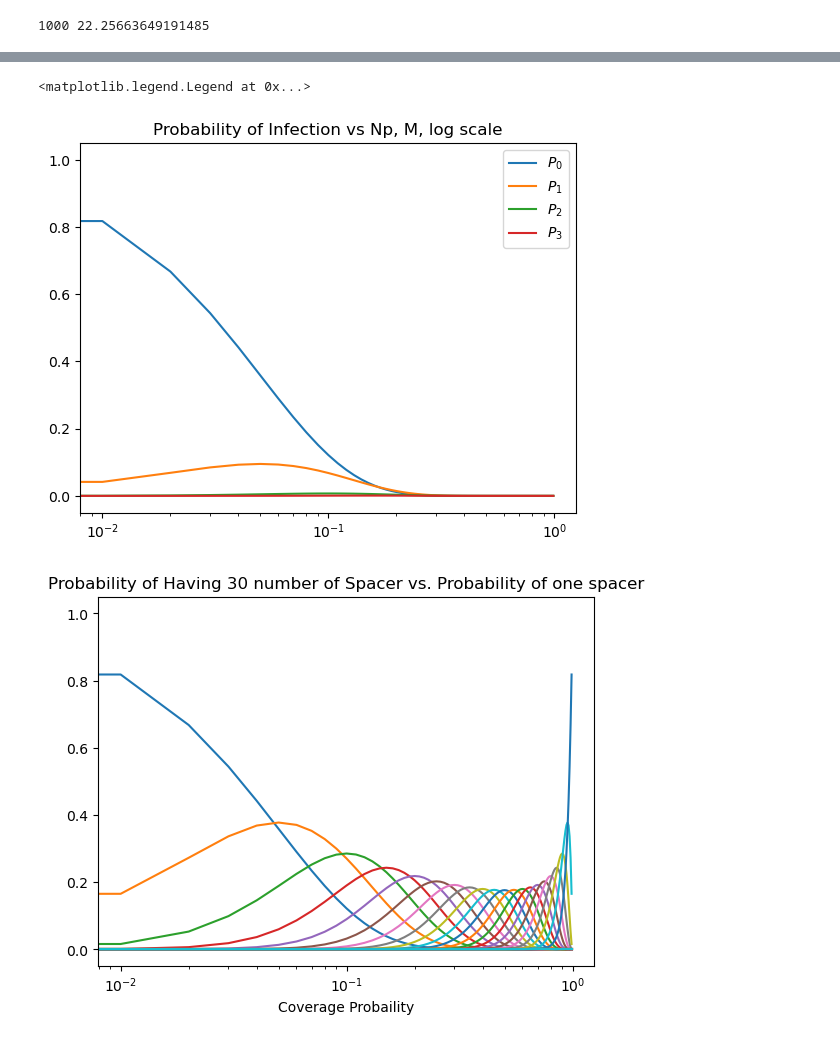
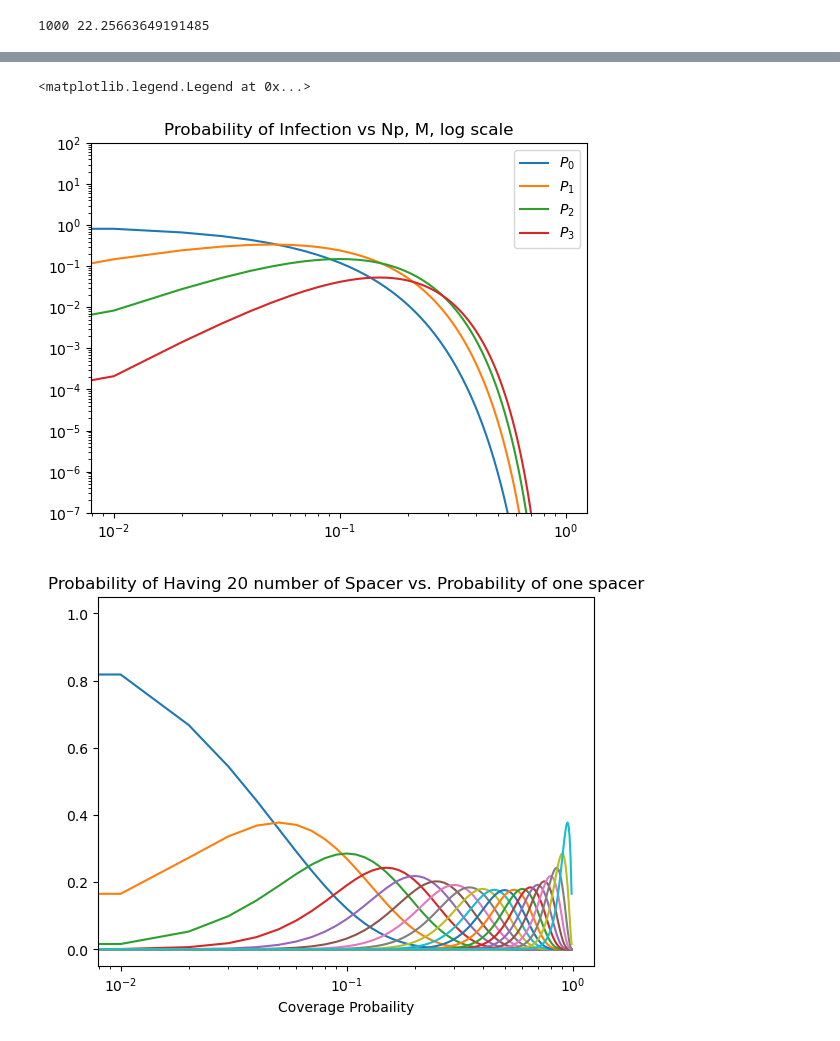
Before and after one commit to zhizhang1445/CRISPR_Sim, a Jupyter notebook: Unittest/spacerFitness.ipynb, the cells around one changed output, grey strips where cells are left out. Saved outputs shown, nothing was run; the diff lists cells and outputs as text; code cells hidden in the pictures.

```diff
--- a/Unittest/spacerFitness.ipynb
+++ b/Unittest/spacerFitness.ipynb
@@ -299,7 +299,7 @@ plt.legend()
 from supMethods import load_last_output, read_json
 
 
-folder = "../Data_Long/mu_power-1_seed0"
+folder = "../Data_Single_Test_New_Fit"
 i, n, nh = load_last_output(folder)
 params, sim_params = read_json(folder, results_flag = False)
 i
@@ -316,0 +312,2 @@ matrix([[0.94877129, 0.94954817, 0.94475499, ..., 0.94962961, 0.950202  ,
+# %%
+p = scipy.sparse.load_npz(folder + f"/sp_frame_p{160}.npz").todok()
@@ -450,22 +483,23 @@ for p in p_range:
 # %%
 plt.plot(p_range, p_0_spacer_range0, label = r"$P_0$")
 plt.plot(p_range, p_1_spacer_range0, label = r"$P_1$")
 plt.plot(p_range, p_2_spacer_range0, label = rf"$P_2$")
 plt.plot(p_range, p_3_spacer_range0, label = rf"$P_3$")
 plt.xscale("log")
-# plt.yscale("log")
+plt.yscale("log")
+plt.ylim(1E-7, 0)
 plt.title("Probability of Infection vs Np, M, log scale")
 plt.legend()
 # %% [output]
 <matplotlib.legend.Legend at 0x...>
-[figure, old version]
+[figure, new version]
 # %%
 p_range = np.arange(0, 1, 0.01)
 M = 20
 R0 = 20
 Np = 100
 
-n_max = 30
+n_max = M
 num_spacer_list = np.arange(0, n_max)
 
 for i, num_spacer in enumerate(num_spacer_list):
@@ -479,4 +513,4 @@ plt.title(f"Probability of Having {n_max} number of Spacer vs. Probability of on
 plt.xlabel("Coverage Probaility")
 plt.xscale("log")
 # %% [output]
-[figure, old version]
+[figure, new version]
```
Also changed, not shown: parts of 9 cells of this notebook, 3 other files.
